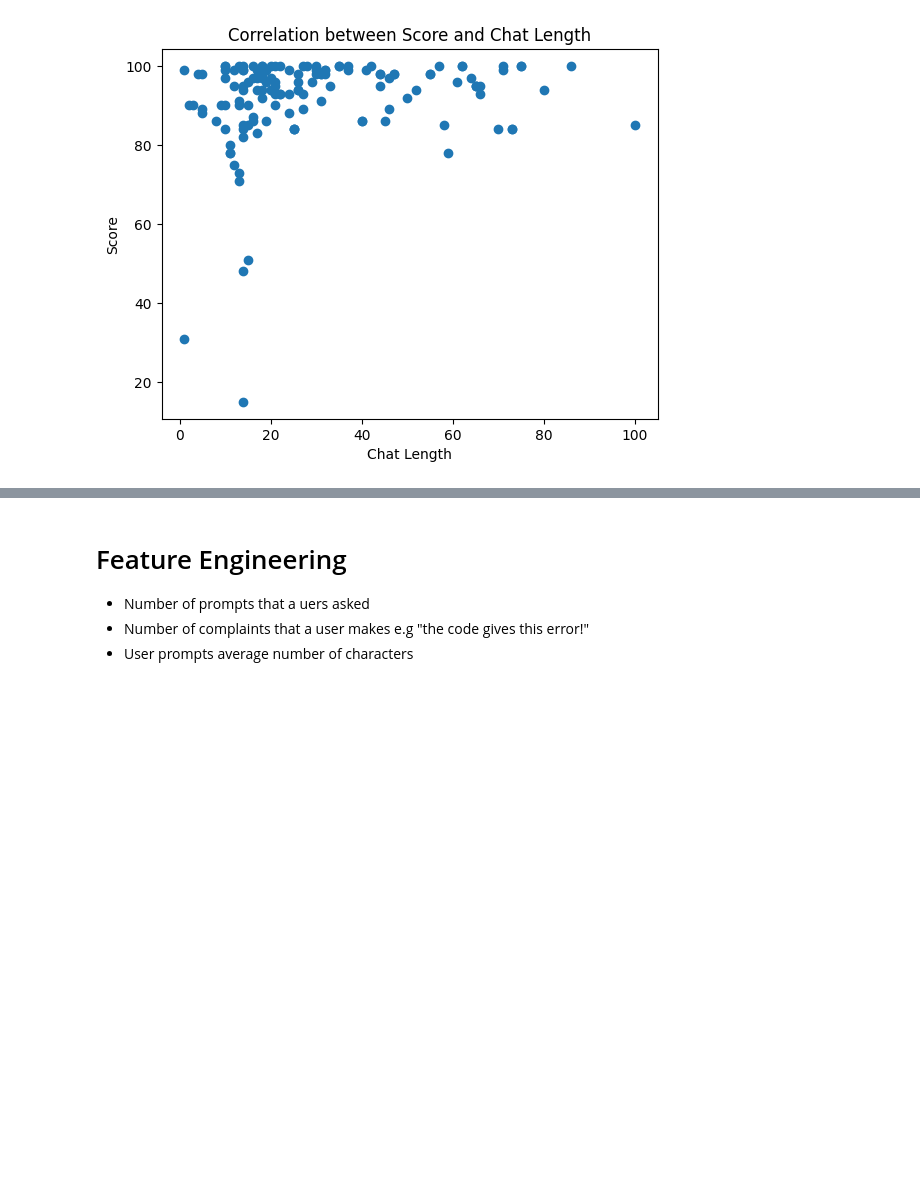
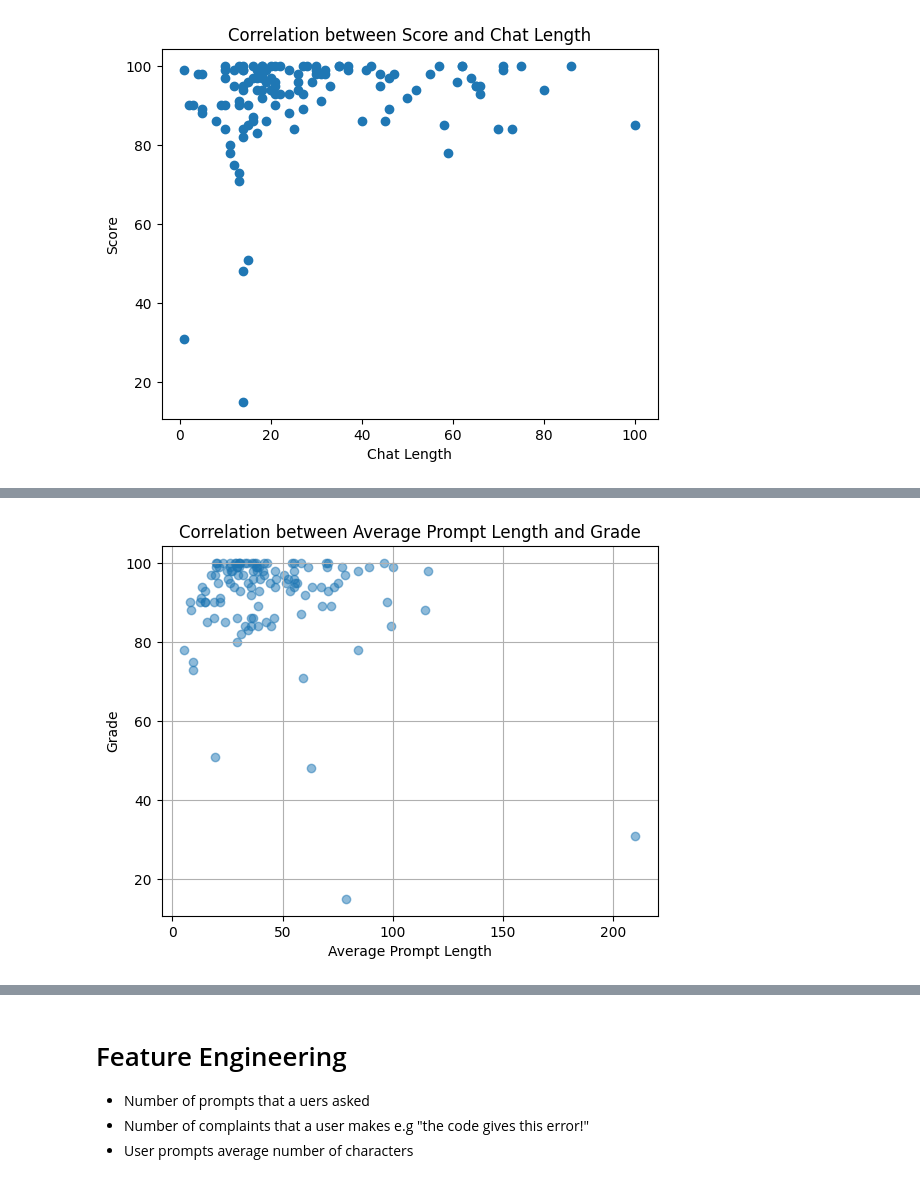
Before and after one commit to aydinaydemir/sabanciUniv-cs412-hw-score-prediction-term-project, a Jupyter notebook: hw_score_predict.ipynb, the cells around one changed output, grey strips where cells are left out. Cells and saved outputs as stored; diff of their text form; code cells hidden in the pictures; blank space fills up the shorter version.

```diff
--- a/hw_score_predict.ipynb
+++ b/hw_score_predict.ipynb
@@ -922,0 +401,8 @@ question_mapping_scores
+# %%
+# Calculate the average prompt length for each row
+def calculate_average_prompt_length(prompt_answer_pairs):
+    total_length = sum(len(prompt) for prompt, _ in prompt_answer_pairs)
+    return total_length / len(prompt_answer_pairs) if prompt_answer_pairs else 0
+
+df['average_prompt_length'] = df['prompt_answer_pairs'].apply(calculate_average_prompt_length)
+df.head()
@@ -922,0 +416,11 @@ question_mapping_scores
+# %%
+
+# Scatter plot of 'average_prompt_length' vs 'grade'
+plt.scatter(df['average_prompt_length'], df['grade'], alpha=0.5)  # Create a scatter plot
+plt.title('Correlation between Average Prompt Length and Grade')  # Chart title
+plt.xlabel('Average Prompt Length')  # X-axis label
+plt.ylabel('Grade')  # Y-axis label
+plt.grid(True)  # Add grid for better readability
+plt.show()  # Display the plot
+# %% [output]
+[figure, added]
```
Also changed, not shown: parts of 100 cells of this notebook.
